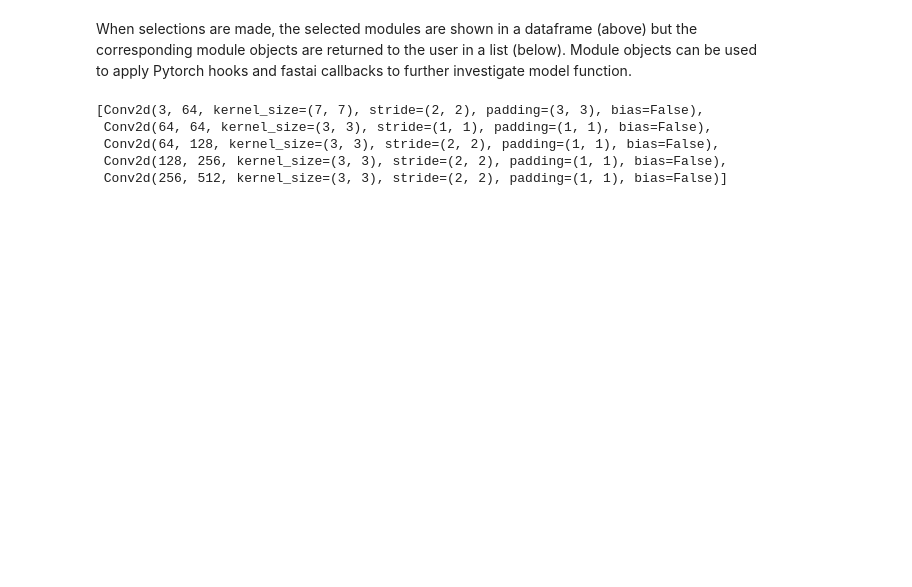
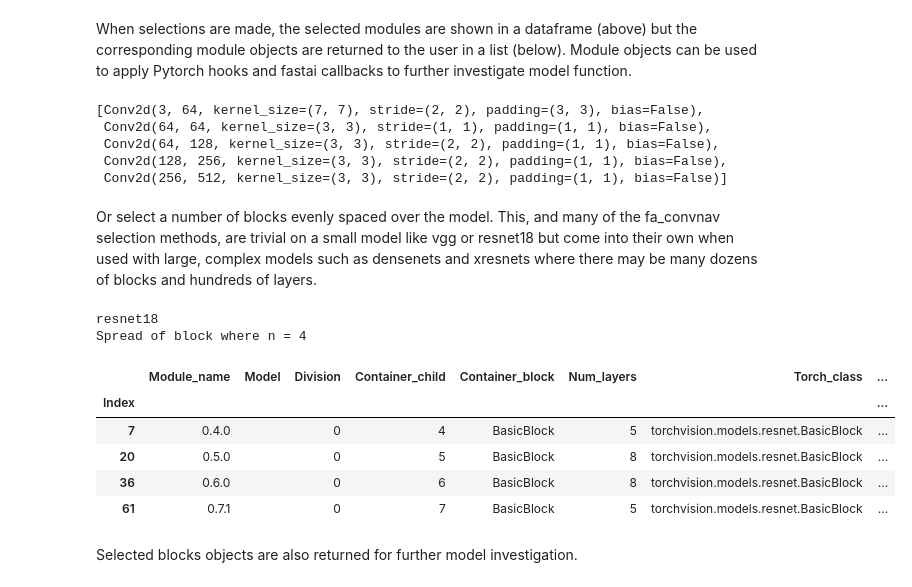
Before and after one commit to hallmx/fa_convnav, a Jupyter notebook: 03_examples00.ipynb, the cells around one changed output. Saved outputs shown, nothing was run; the diff lists cells and outputs as text; code cells hidden in the pictures; blank space fills up the shorter version.

```diff
--- a/03_examples00.ipynb
+++ b/03_examples00.ipynb
@@ -170,12 +162,26 @@ Layer dimension changes
 | 53 | 0.7.0.conv1 |  | 0 | 7 | 0 | Conv2d(256, 512, kernel_size=(3, ... | torch.nn.modules.conv.Conv2d | ... |
 # %% [markdown]
 When selections are made, the selected modules are shown in a dataframe (above) but the corresponding module objects are returned to the user in a list (below). Module objects can be used to apply Pytorch hooks and fastai callbacks to further investigate model function.
-# %%
-#export
-layers
-# %% [output]
-[Conv2d(3, 64, kernel_size=(7, 7), stride=(2, 2), padding=(3, 3), bias=False),
- Conv2d(64, 64, kernel_size=(3, 3), stride=(1, 1), padding=(1, 1), bias=False),
- Conv2d(64, 128, kernel_size=(3, 3), stride=(2, 2), padding=(1, 1), bias=False),
- Conv2d(128, 256, kernel_size=(3, 3), stride=(2, 2), padding=(1, 1), bias=False),
- Conv2d(256, 512, kernel_size=(3, 3), stride=(2, 2), padding=(1, 1), bias=False)]
+# %%
+layers
+# %% [output]
+[Conv2d(3, 64, kernel_size=(7, 7), stride=(2, 2), padding=(3, 3), bias=False),
+ Conv2d(64, 64, kernel_size=(3, 3), stride=(1, 1), padding=(1, 1), bias=False),
+ Conv2d(64, 128, kernel_size=(3, 3), stride=(2, 2), padding=(1, 1), bias=False),
+ Conv2d(128, 256, kernel_size=(3, 3), stride=(2, 2), padding=(1, 1), bias=False),
+ Conv2d(256, 512, kernel_size=(3, 3), stride=(2, 2), padding=(1, 1), bias=False)]
+# %% [markdown]
+Or select a number of blocks evenly spaced over the model. This, and many of the fa_convnav selection methods, are trivial on a small model like vgg or resnet18 but come into their own when used with large, complex models such as densenets and xresnets where there may be many dozens of blocks and hundreds of layers.
+# %%
+spread = cn.spread('block', 4)
+# %% [output]
+resnet18
+Spread of block where n = 4
+|  | Module_name | Model | Division | Container_child | Container_block | Num_layers | Torch_class | ... |
+| Index |  |  |  |  |  |  |  | ... |
+| 7 | 0.4.0 |  | 0 | 4 | BasicBlock | 5 | torchvision.models.resnet.BasicBlock | ... |
+| 20 | 0.5.0 |  | 0 | 5 | BasicBlock | 8 | torchvision.models.resnet.BasicBlock | ... |
+| 36 | 0.6.0 |  | 0 | 6 | BasicBlock | 8 | torchvision.models.resnet.BasicBlock | ... |
+| 61 | 0.7.1 |  | 0 | 7 | BasicBlock | 5 | torchvision.models.resnet.BasicBlock | ... |
+# %% [markdown]
+Selected blocks objects are also returned for further model investigation.
```
Also changed, not shown: parts of 28 cells of this notebook, 11 other files.
